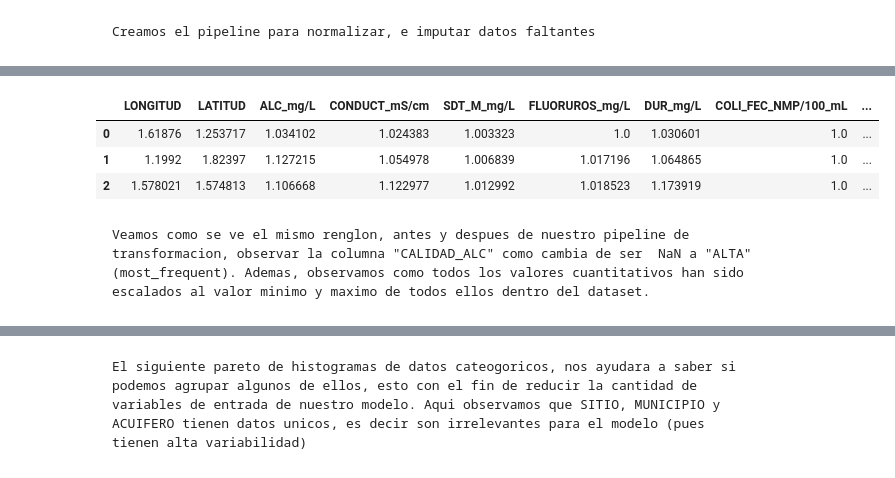
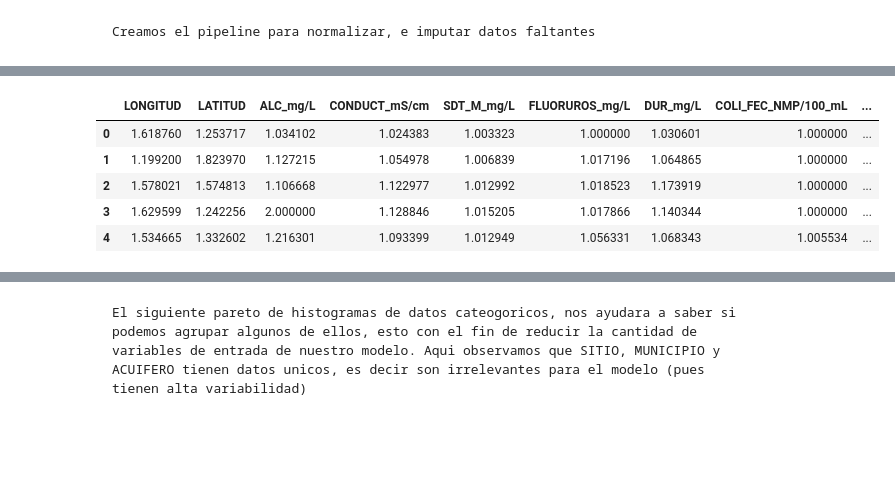
Before and after one commit to PosgradoMNA/actividades-del-projecto-equipo_167, a Jupyter notebook: semana 9/Limpieza, análisis, visualización y kmeans.ipynb, the cells around one changed output, grey strips where cells are left out. Drawn from its saved outputs; the diff is of its cells as text; code cells hidden in the pictures; blank space fills up the shorter version.

```diff
--- a/semana 9/Limpieza, análisis, visualización y kmeans.ipynb
+++ b/semana 9/Limpieza, análisis, visualización y kmeans.ipynb
@@ -87,0 +90,4 @@ df.describe(include='all')
+# %%
+new_df = pd.concat([df.drop('CONTAMINANTES', 1), df['CONTAMINANTES'].str.get_dummies(sep=",")], 1)
+pd.DataFrame(new_df)
+new_df.head(5)
@@ -91,7 +104,7 @@ df.describe(include='all')
     Se separa variable de salida.
 # %%
-y = df[['CALIDAD_MN']]
-X = df.drop(columns=['CLAVE', 'PERIODO', 'SITIO','SDT_mg/L',])
+y = new_df[['SEMAFORO']]
+X = new_df.drop(columns=['CLAVE', 'PERIODO', 'SITIO','SDT_mg/L','MUNICIPIO','ACUIFERO'])
 
 #Replacing all the "<" chars from all the columns, to make possible the numeric imputation
 X.replace('\<', '', regex=True, inplace=True)
@@ -103,21 +116,17 @@ Xtv, Xtest, ytv, ytest = train_test_split(X, y, test_size=.15, random_state=0)
 num_pipeline = Pipeline(steps = [('impMediana', SimpleImputer(missing_values=np.nan, strategy= 'mean', fill_value = 0)),
                                  ('escalaNum', MinMaxScaler(feature_range=(1,2)))])
 num_pipeline_nombres = ['LONGITUD','LATITUD','ALC_mg/L','CONDUCT_mS/cm','SDT_M_mg/L',
-'FLUORUROS_mg/L','DUR_mg/L','COLI_FEC_NMP/100_mL','N_NO3_mg/L','AS_TOT_mg/L','CD_TOT_mg/L','CR_TOT_mg/L','HG_TOT_mg/L','PB_TOT_mg/L','MN_TOT_mg/L','FE_TOT_mg/L']
+'FLUORUROS_mg/L','DUR_mg/L','COLI_FEC_NMP/100_mL','N_NO3_mg/L','AS_TOT_mg/L','CD_TOT_mg/L','CR_TOT_mg/L','HG_TOT_mg/L','PB_TOT_mg/L','MN_TOT_mg/L','FE_TOT_mg/L',
+'ALC',	'AS',	'CD',	'CF',	'CONDUC',	'CR',	'DT',	'FE',	'FLUO',	'HG',	'MN',	'NI',	'NO3',	'PB',	'SDT_ra',	'SDT_salin']
 
 
-
-#catImp_pipeline =  Pipeline(steps= [('si2', SimpleImputer(missing_values=np.nan, strategy='most_frequent', fill_value=np.nan))])
-#catImp_pipeline_nombres = list(X.drop(columns=['LONGITUD','LATITUD','ALC_mg/L','CONDUCT_mS/cm','SDT_M_mg/L',
-#'FLUORUROS_mg/L','DUR_mg/L','COLI_FEC_NMP/100_mL','N_NO3_mg/L','AS_TOT_mg/L','CD_TOT_mg/L','CR_TOT_mg/L','HG_TOT_mg/L','PB_TOT_mg/L','MN_TOT_mg/L','FE_TOT_mg/L',
-#'MUNICIPIO','ACUIFERO','CONTAMINANTES']))
-
-
-catOHE_pipeline =  Pipeline(steps= [('OneHotEncoder', OneHotEncoder(handle_unknown = 'ignore')),
-                                    ('si2', SimpleImputer(missing_values=np.nan, strategy='most_frequent', fill_value=np.nan))])
+catOHE_pipeline =  Pipeline(steps= [('si2', SimpleImputer(missing_values=np.nan, strategy='most_frequent', fill_value=np.nan)),
+                                    ('OneHotEncoder', OneHotEncoder(handle_unknown = 'ignore',drop='if_binary' ))
+                                    #('si2', SimpleImputer(missing_values=np.nan, strategy='most_frequent', fill_value=np.nan))
+                                    ])
 
 catOHE_pipeline_nombres = list(X.drop(columns=['LONGITUD','LATITUD','ALC_mg/L','CONDUCT_mS/cm','SDT_M_mg/L',
 'FLUORUROS_mg/L','DUR_mg/L','COLI_FEC_NMP/100_mL','N_NO3_mg/L','AS_TOT_mg/L','CD_TOT_mg/L','CR_TOT_mg/L','HG_TOT_mg/L','PB_TOT_mg/L','MN_TOT_mg/L','FE_TOT_mg/L',
-'MUNICIPIO','ACUIFERO','CONTAMINANTES']))
+'ALC',	'AS',	'CD',	'CF',	'CONDUC',	'CR',	'DT',	'FE',	'FLUO',	'HG',	'MN',	'NI',	'NO3',	'PB',	'SDT_ra',	'SDT_salin']))
 
-catOHE_pipeline_nombres
+#catOHE_pipeline_nombres
@@ -207,25 +198,23 @@ def get_feature_names(column_transformer):
     return feature_names
 # %%
 preprocessor = ColumnTransformer(transformers = [('numpipe', num_pipeline, num_pipeline_nombres),
-                                                        #('catimp', catImp_pipeline, catImp_pipeline_nombres)
                                                         ('catohe', catOHE_pipeline, catOHE_pipeline_nombres)
                                         ], remainder='passthrough')
 
 
 XtrainvalTransf = preprocessor.fit_transform(Xtv)
 
 #optional
 XtrainvalTransf_asDataFrame = pd.DataFrame(XtrainvalTransf)
 
 
-XtrainvalTransf_asDataFrame.columns = get_feature_names(preprocessor)[:len(get_feature_names(preprocessor))-3] + ['MUNICIPIO','ACUIFERO','CONTAMINANTES']
+XtrainvalTransf_asDataFrame.columns = get_feature_names(preprocessor)
 
-XtrainvalTransf_asDataFrame.head(3)
-#df.query('2 == "MANANTIAL EL TESORERO"')
+XtrainvalTransf_asDataFrame.head(5)
 # %% [output]
 |  | LONGITUD | LATITUD | ALC_mg/L | CONDUCT_mS/cm | SDT_M_mg/L | FLUORUROS_mg/L | DUR_mg/L | COLI_FEC_NMP/100_mL | ... |
-| 0 | 1.61876 | 1.253717 | 1.034102 | 1.024383 | 1.003323 | 1.0 | 1.030601 | 1.0 | ... |
-| 1 | 1.1992 | 1.82397 | 1.127215 | 1.054978 | 1.006839 | 1.017196 | 1.064865 | 1.0 | ... |
-| 2 | 1.578021 | 1.574813 | 1.106668 | 1.122977 | 1.012992 | 1.018523 | 1.173919 | 1.0 | ... |
+| 0 | 1.618760 | 1.253717 | 1.034102 | 1.024383 | 1.003323 | 1.000000 | 1.030601 | 1.000000 | ... |
+| 1 | 1.199200 | 1.823970 | 1.127215 | 1.054978 | 1.006839 | 1.017196 | 1.064865 | 1.000000 | ... |
+| 2 | 1.578021 | 1.574813 | 1.106668 | 1.122977 | 1.012992 | 1.018523 | 1.173919 | 1.000000 | ... |
+| 3 | 1.629599 | 1.242256 | 2.000000 | 1.128846 | 1.015205 | 1.017866 | 1.140344 | 1.000000 | ... |
+| 4 | 1.534665 | 1.332602 | 1.216301 | 1.093399 | 1.012949 | 1.056331 | 1.068343 | 1.005534 | ... |
-# %% [markdown]
-    Veamos como se ve el mismo renglon, antes y despues de nuestro pipeline de transformacion, observar la columna "CALIDAD_ALC" como cambia de ser  NaN a "ALTA" (most_frequent). Ademas, observamos como todos los valores cuantitativos han sido escalados al valor minimo y maximo de todos ellos dentro del dataset.
```
Also changed, not shown: parts of 32 cells of this notebook, 2 other files.
